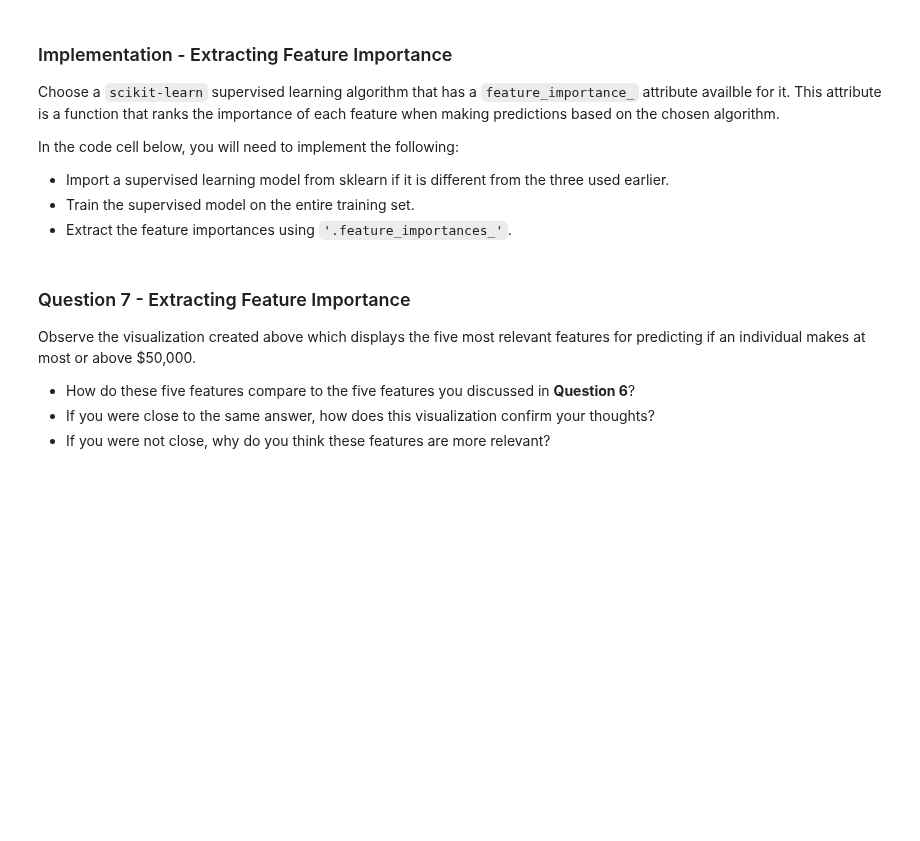
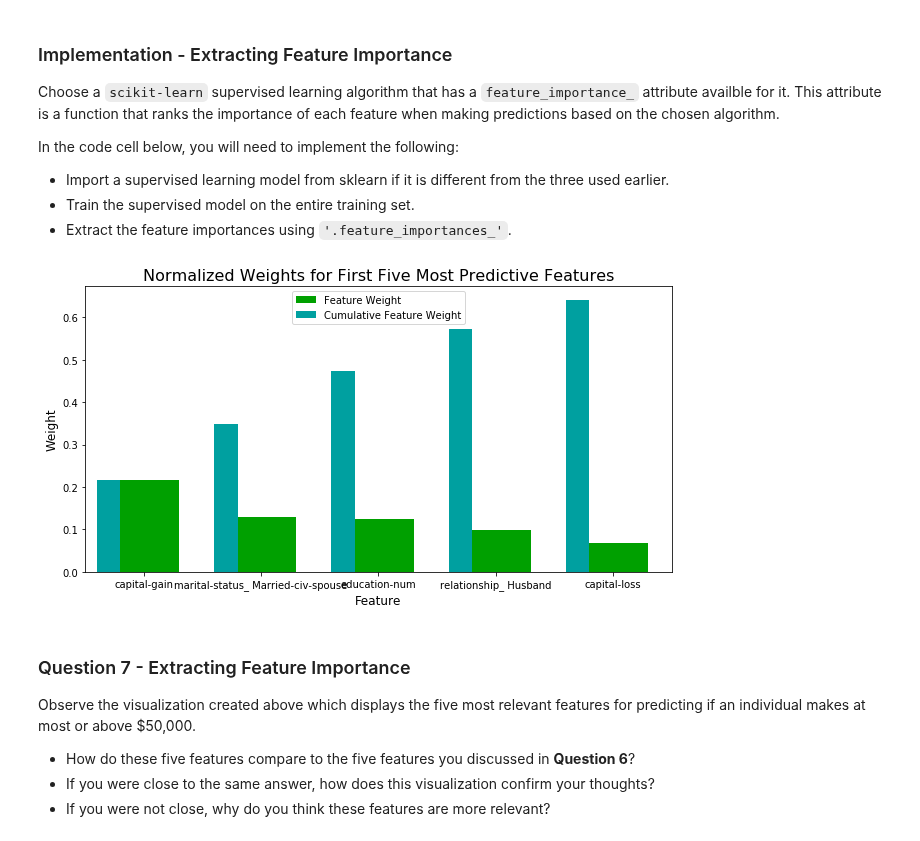
Before and after one commit to raduenuca/finding_donors, a Jupyter notebook: finding_donors.ipynb, the cells around one changed output. Saved outputs shown, nothing was run; the diff lists cells and outputs as text; code cells hidden in the pictures; blank space fills up the shorter version.

```diff
--- a/finding_donors.ipynb
+++ b/finding_donors.ipynb
@@ -516,0 +801,22 @@ print(f"Final F-score on the testing data: {fbeta_score(y_test, best_predictions
+# %%
+clf_test_8 = best_model['optimization_7']['estimator']
+clf_test_8.set_params(n_estimators=800)
+
+clf_test_8 = clf_test_8.fit(X_train, y_train)
+
+# Make predictions using the unoptimized and model
+predictions_test_8 = clf_test_8.predict(X_test)
+
+best_model["optimization_8"] = {"estimator": clone(clf_test_8),
+                                "accuracy": accuracy_score(y_test, predictions_test_8),
+                                "f_score": fbeta_score(y_test, predictions_test_8, beta = 0.5)}
+
+# Report the before-and-afterscores
+#print("Optimized model 6\n------")
+#print(f"Accuracy score on testing data: {accuracy_score(y_test, predictions_test_6):.4f}")
+#print(f"F-score on testing data: {fbeta_score(y_test, predictions_test_6, beta = 0.5):.4f}")
+#print("\nOptimized Model 7\n------")
+#print(f"Final accuracy score on the testing data: {accuracy_score(y_test, predictions_test_7):.4f}")
+#print(f"Final F-score on the testing data: {fbeta_score(y_test, predictions_test_7, beta = 0.5):.4f}")
+
+pd.DataFrame.from_dict(best_model).drop('estimator')
@@ -516,0 +827,13 @@ print(f"Final F-score on the testing data: {fbeta_score(y_test, best_predictions
+# %%
+best_clf = best_model['optimization_8']['estimator']
+best_clf.fit(X_train, y_train)
+
+best_predictions = best_clf.predict(X_test)
+
+# Report the before-and-afterscores
+print("Unoptimized model\n------")
+print(f"Accuracy score on testing data: {best_model['unoptimized']['accuracy']:.4f}")
+print(f"F-score on testing data: {best_model['unoptimized']['f_score']:.4f}")
+print("\nOptimized Model\n------")
+print(f"Final accuracy score on the testing data: {accuracy_score(y_test, best_predictions):.4f}")
+print(f"Final F-score on the testing data: {fbeta_score(y_test, best_predictions, beta = 0.5):.4f}")
@@ -581,16 +929,19 @@ In the code cell below, you will need to implement the following:
 # %%
 # TODO: Import a supervised learning model that has 'feature_importances_'
 from sklearn.ensemble import GradientBoostingClassifier
 
 # TODO: Train the supervised model on the training set using .fit(X_train, y_train)
-model = GradientBoostingClassifier(learning_rate=0.25, n_estimators=200, max_depth=5, min_samples_leaf=3, min_samples_split=4)
+model = clone(best_clf)
+
 model.fit(X_train, y_train)
 
 # TODO: Extract the feature importances using .feature_importances_
 importances = model.feature_importances_
 
 # Plot
 vs.feature_plot(importances, X_train, y_train)
+# %% [output]
+[figure, added]
 # %% [markdown]
 ### Question 7 - Extracting Feature Importance
 
```
Also changed, not shown: parts of 26 cells of this notebook.
